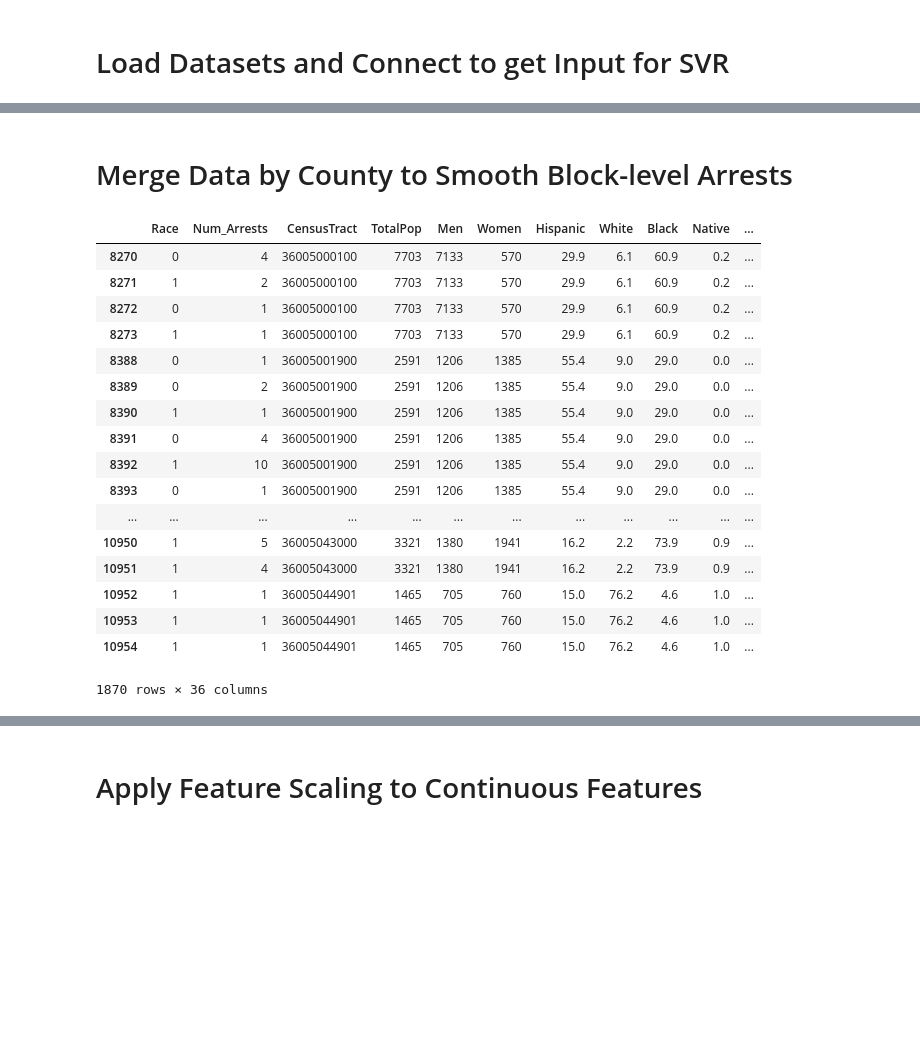
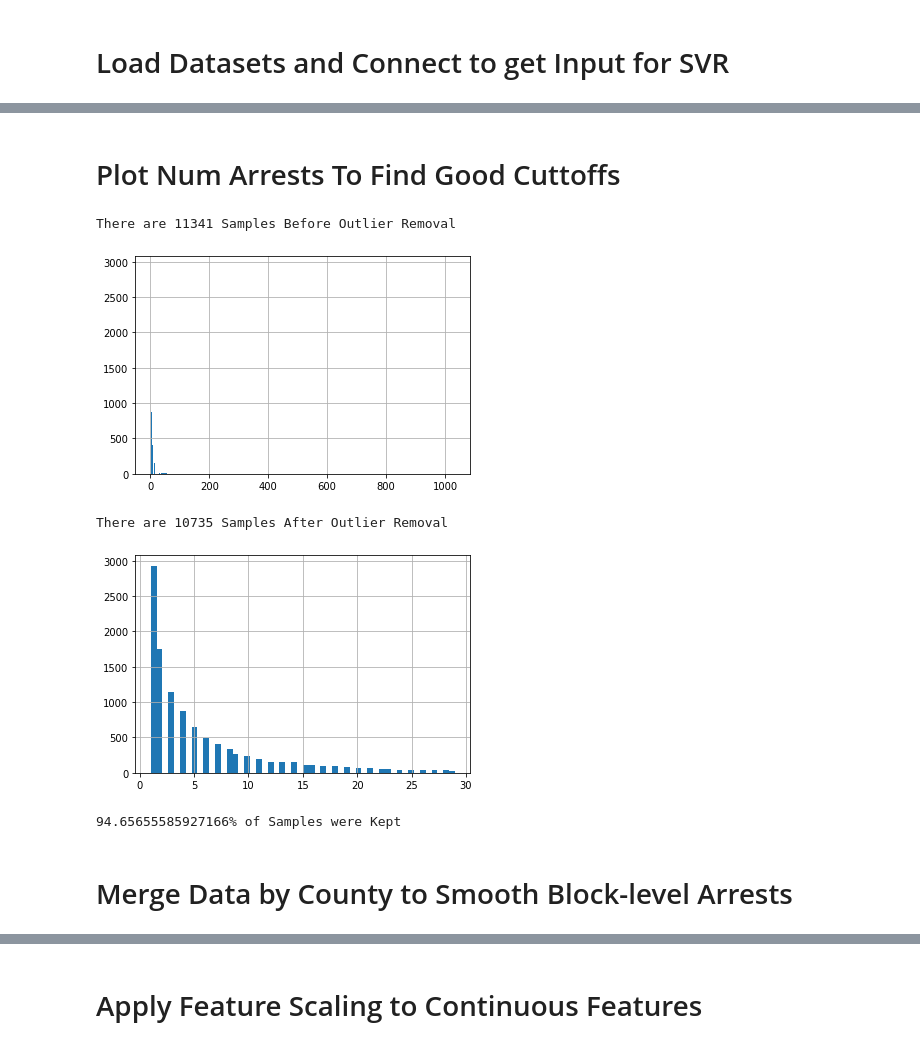
Before and after one commit to astupinski/MLproject, a Jupyter notebook: project_proposal.ipynb, the cells around one changed output, grey strips where cells are left out. Cells and saved outputs as stored; diff of their text form; code cells hidden in the pictures; blank space fills up the shorter version.

```diff
--- a/project_proposal.ipynb
+++ b/project_proposal.ipynb
@@ -72,32 +77,22 @@ See the caveats in the documentation: http://pandas.pydata.org/pandas-docs/stabl
+# %% [markdown]
+# Plot Num Arrests To Find Good Cuttoffs
+# %%
+data["Num_Arrests"].hist(bins='auto')
+data_size=data.shape[0]
+print("There are",data_size,"Samples Before Outlier Removal")
+plt.show()
+#cuttoff data after 20
+data = data[data["Num_Arrests"]<30]
+new_size=data.shape[0]
+print("There are",new_size,"Samples After Outlier Removal")
+data["Num_Arrests"].hist(bins='auto')
+plt.show()
+print(100*new_size/data_size,"% of Samples were Kept",sep="")
+# %% [output]
+There are 11341 Samples Before Outlier Removal
+[figure, added]
+There are 10735 Samples After Outlier Removal
+[figure, added]
+94.65655585927166% of Samples were Kept
 # %% [markdown]
 # Merge Data by County to Smooth Block-level Arrests
-# %%
-raw_data = pd.DataFrame(data)
-total_pops = dict(raw_data.groupby("County").sum()["TotalPop"])
-Bronx_data = raw_data.loc[raw_data.County == "Bronx"]
-Kings_data = raw_data.loc[raw_data.County == "Kings"]
-New_York_data = raw_data.loc[raw_data.County == "New York"]
-Queens_data = raw_data.loc[raw_data.County == "Queens"]
-Richmond_data = raw_data.loc[raw_data.County == "Richmond"]
-data_dict = {"Bronx":Bronx_data, "Kings":Kings_data, "New York":New_York_data, "Queens":Queens_data, "Richmond":Richmond_data}
-for county, dataset in data_dict.items():
-    data_dict[county] = dataset.drop(["County","Borough"], axis=1)
-# %% [output]
-|  | Race | Num_Arrests | CensusTract | TotalPop | Men | Women | Hispanic | White | Black | Native | ... |
-| 8270 | 0 | 4 | 36005000100 | 7703 | 7133 | 570 | 29.9 | 6.1 | 60.9 | 0.2 | ... |
-| 8271 | 1 | 2 | 36005000100 | 7703 | 7133 | 570 | 29.9 | 6.1 | 60.9 | 0.2 | ... |
-| 8272 | 0 | 1 | 36005000100 | 7703 | 7133 | 570 | 29.9 | 6.1 | 60.9 | 0.2 | ... |
-| 8273 | 1 | 1 | 36005000100 | 7703 | 7133 | 570 | 29.9 | 6.1 | 60.9 | 0.2 | ... |
-| 8388 | 0 | 1 | 36005001900 | 2591 | 1206 | 1385 | 55.4 | 9.0 | 29.0 | 0.0 | ... |
-| 8389 | 0 | 2 | 36005001900 | 2591 | 1206 | 1385 | 55.4 | 9.0 | 29.0 | 0.0 | ... |
-| 8390 | 1 | 1 | 36005001900 | 2591 | 1206 | 1385 | 55.4 | 9.0 | 29.0 | 0.0 | ... |
-| 8391 | 0 | 4 | 36005001900 | 2591 | 1206 | 1385 | 55.4 | 9.0 | 29.0 | 0.0 | ... |
-| 8392 | 1 | 10 | 36005001900 | 2591 | 1206 | 1385 | 55.4 | 9.0 | 29.0 | 0.0 | ... |
-| 8393 | 0 | 1 | 36005001900 | 2591 | 1206 | 1385 | 55.4 | 9.0 | 29.0 | 0.0 | ... |
-| ... | ... | ... | ... | ... | ... | ... | ... | ... | ... | ... | ... |
-| 10950 | 1 | 5 | 36005043000 | 3321 | 1380 | 1941 | 16.2 | 2.2 | 73.9 | 0.9 | ... |
-| 10951 | 1 | 4 | 36005043000 | 3321 | 1380 | 1941 | 16.2 | 2.2 | 73.9 | 0.9 | ... |
-| 10952 | 1 | 1 | 36005044901 | 1465 | 705 | 760 | 15.0 | 76.2 | 4.6 | 1.0 | ... |
-| 10953 | 1 | 1 | 36005044901 | 1465 | 705 | 760 | 15.0 | 76.2 | 4.6 | 1.0 | ... |
-| 10954 | 1 | 1 | 36005044901 | 1465 | 705 | 760 | 15.0 | 76.2 | 4.6 | 1.0 | ... |
-1870 rows × 36 columns
```
Also changed, not shown: parts of 22 cells of this notebook.
